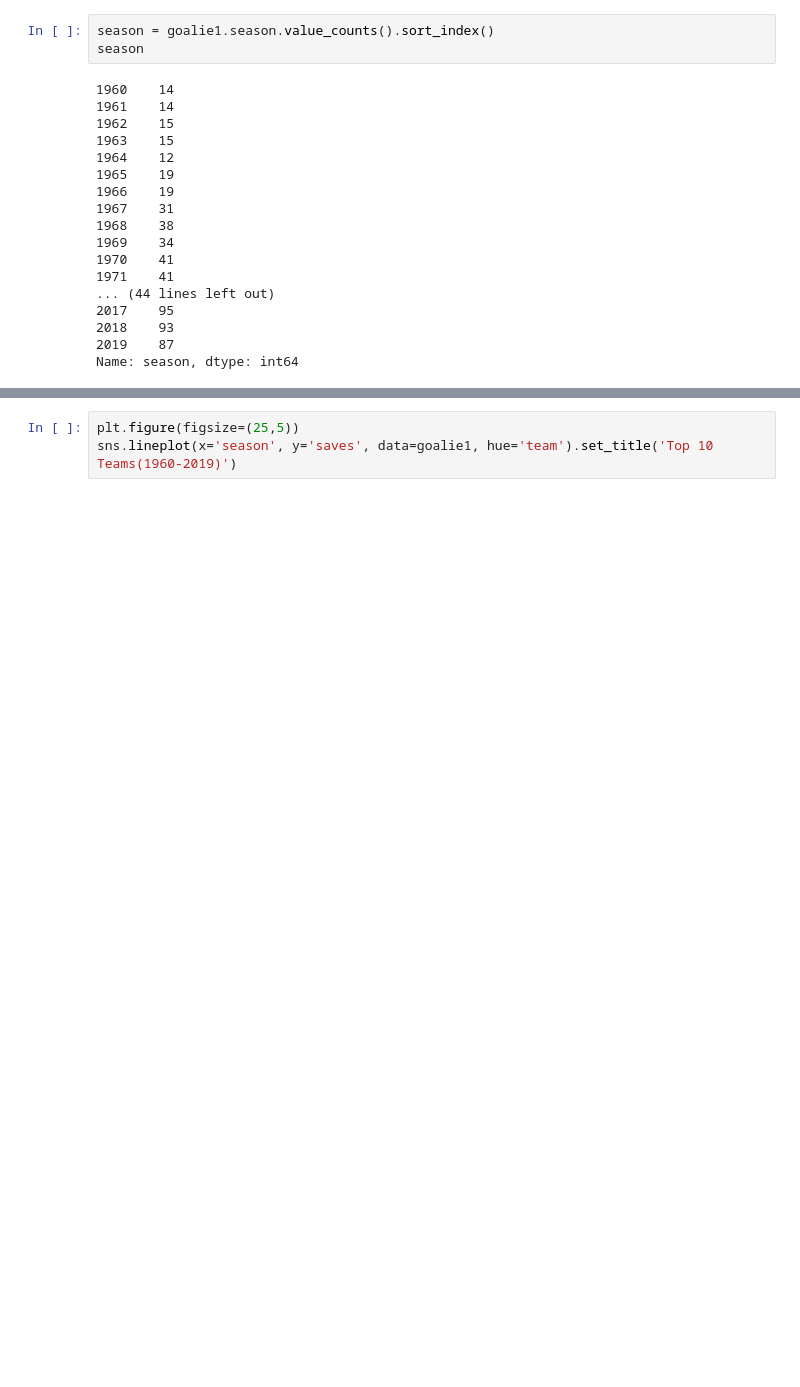
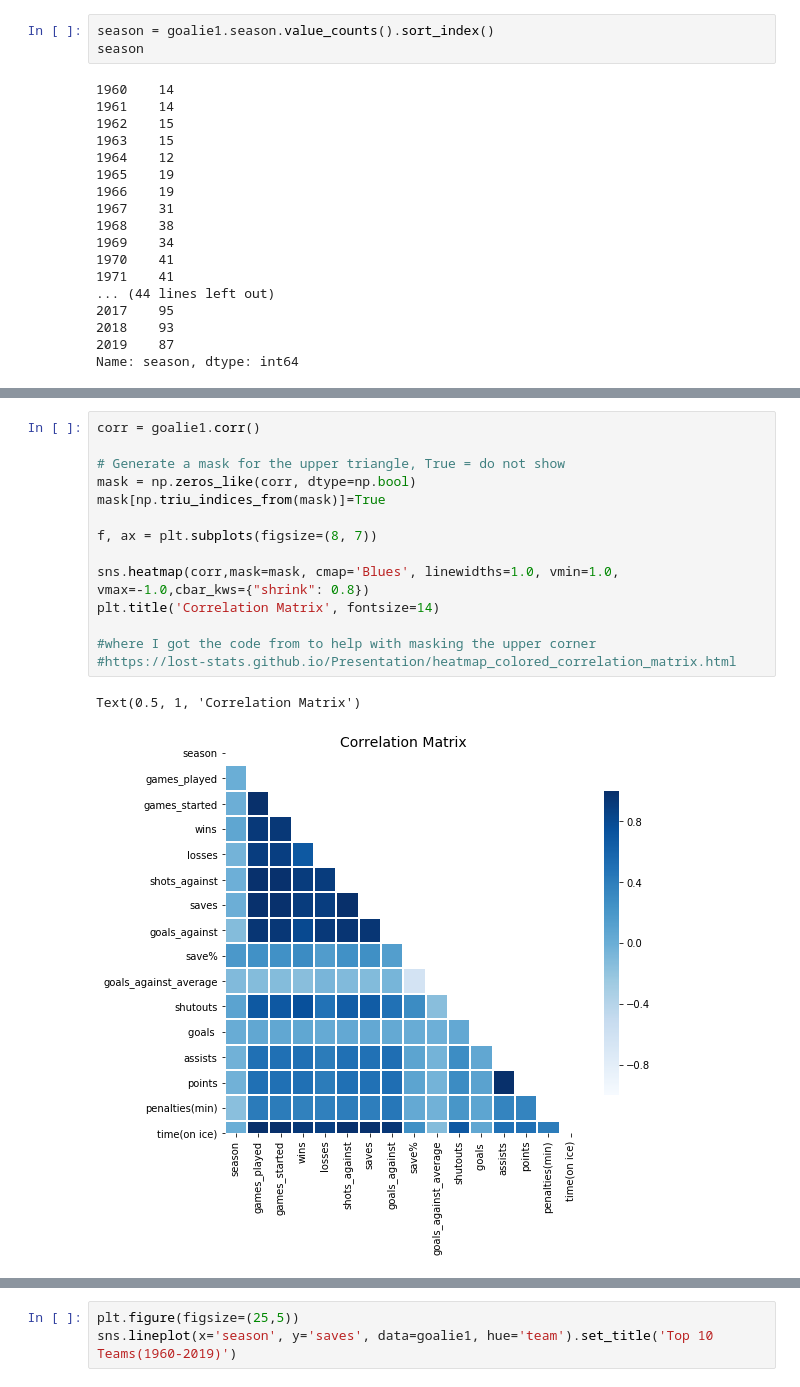
Before and after one commit to adeloureiro/dsm020, a Jupyter notebook: Project.ipynb, the cells around one changed output, grey strips where cells are left out. Drawn from its saved outputs; the diff is of its cells as text; blank space fills up the shorter version.

```diff
--- a/Project.ipynb
+++ b/Project.ipynb
@@ -272,2 +275,19 @@ goalie1.describe()
+# %%
+corr = goalie1.corr()
+
+# Generate a mask for the upper triangle, True = do not show
+mask = np.zeros_like(corr, dtype=np.bool)
+mask[np.triu_indices_from(mask)]=True
+
+f, ax = plt.subplots(figsize=(8, 7))
+
+sns.heatmap(corr,mask=mask, cmap='Blues', linewidths=1.0, vmin=1.0, vmax=-1.0,cbar_kws={"shrink": 0.8})
+plt.title('Correlation Matrix', fontsize=14)
+
+#where I got the code from to help with masking the upper corner
+#https://lost-stats.github.io/Presentation/heatmap_colored_correlation_matrix.html
+# %% [output]
+Text(0.5, 1, 'Correlation Matrix')
+[figure, added]
 # %%
 # Player Stats
```
Also changed, not shown: parts of 46 cells of this notebook.
